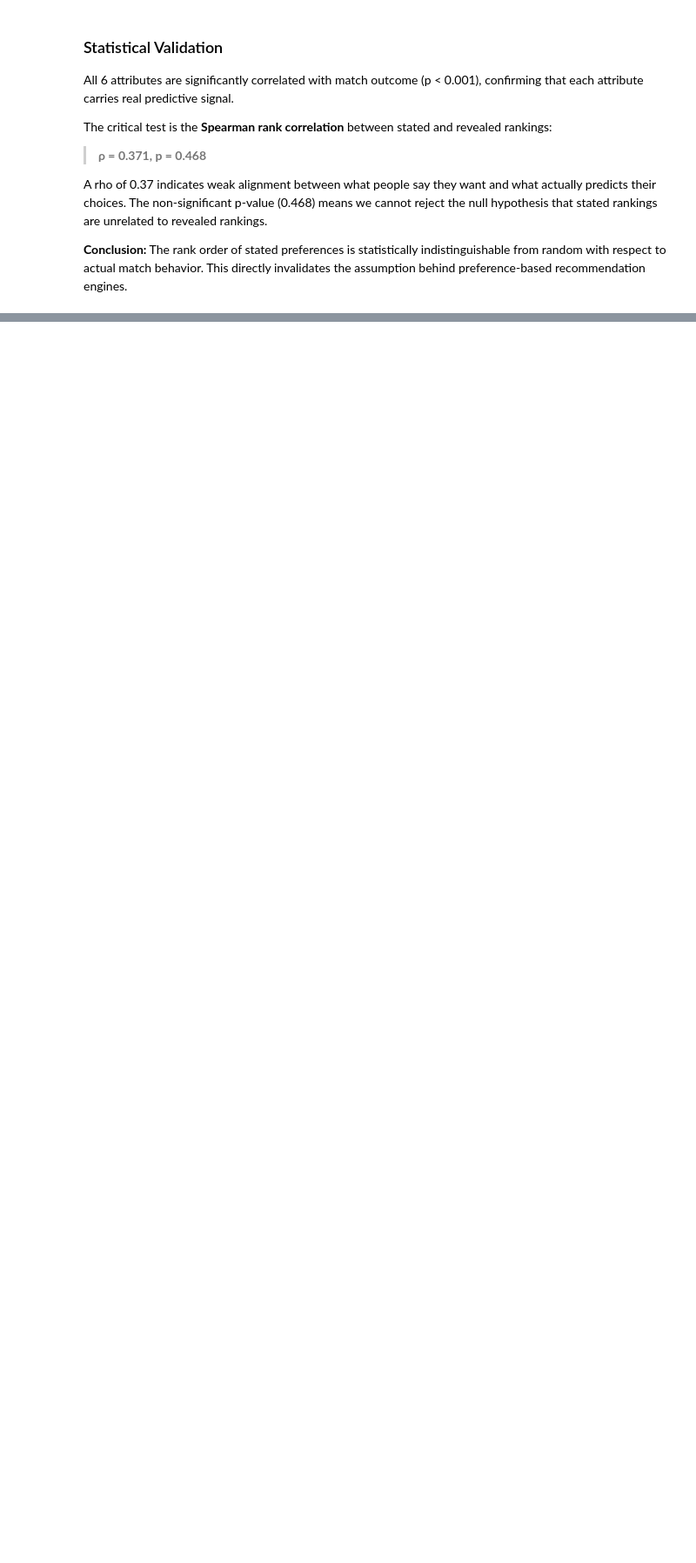
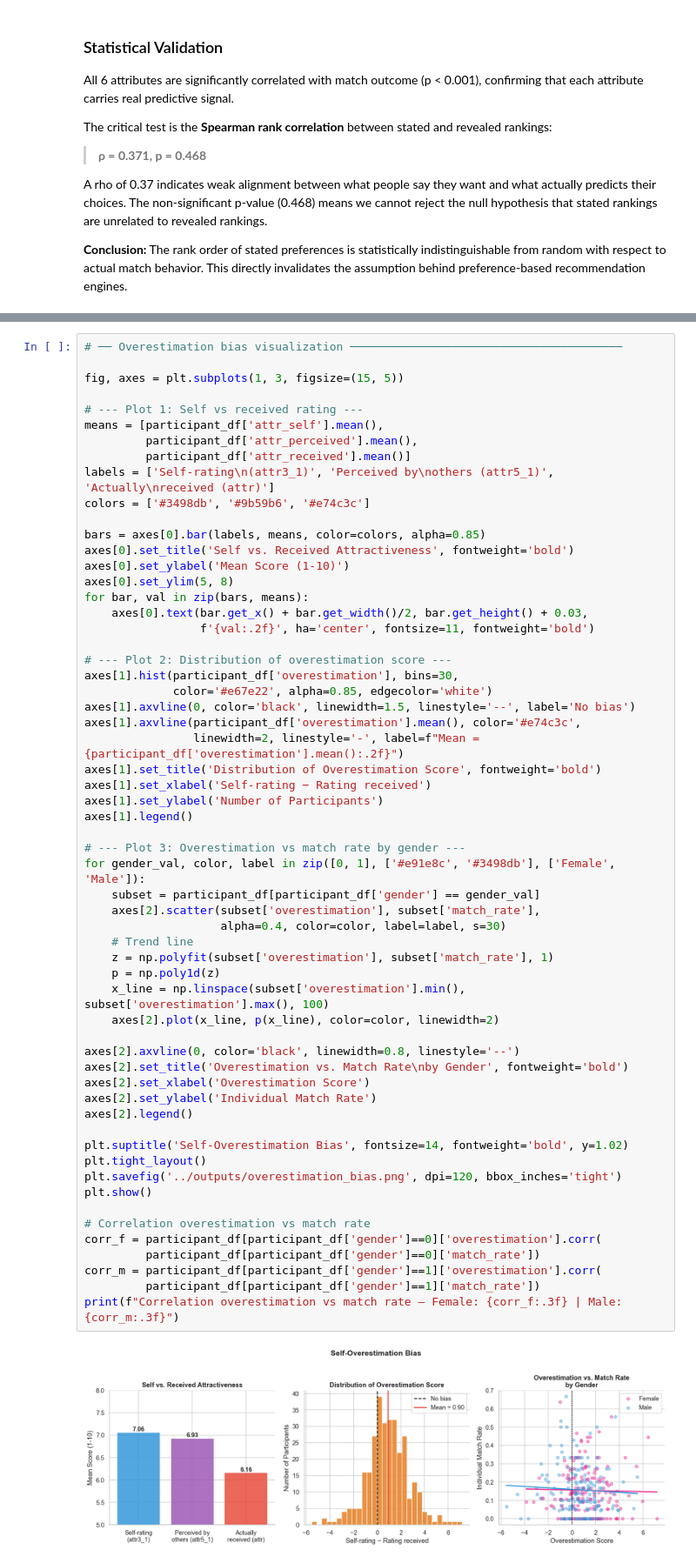
Before and after one commit to ArvindB75/speed-dating-match-prediction, a Jupyter notebook: notebooks/speed_dating_analysis.ipynb, the cells around one changed output, grey strips where cells are left out. Shown at 87% size. Cells and saved outputs as stored; diff of their text form; blank space fills up the shorter version.

Commit message:
section 2: EDA — overestimation bias, temporal dimension, EDA synthesis

```diff
--- a/notebooks/speed_dating_analysis.ipynb
+++ b/notebooks/speed_dating_analysis.ipynb
@@ -551,0 +610,61 @@ This directly invalidates the assumption behind preference-based recommendation
+# %%
+# ── Overestimation bias visualization ────────────────────────────────────────
+
+fig, axes = plt.subplots(1, 3, figsize=(15, 5))
+
+# --- Plot 1: Self vs received rating ---
+means = [participant_df['attr_self'].mean(),
+         participant_df['attr_perceived'].mean(),
+         participant_df['attr_received'].mean()]
+labels = ['Self-rating\n(attr3_1)', 'Perceived by\nothers (attr5_1)', 'Actually\nreceived (attr)']
+colors = ['#3498db', '#9b59b6', '#e74c3c']
+
+bars = axes[0].bar(labels, means, color=colors, alpha=0.85)
+axes[0].set_title('Self vs. Received Attractiveness', fontweight='bold')
+axes[0].set_ylabel('Mean Score (1-10)')
+axes[0].set_ylim(5, 8)
+for bar, val in zip(bars, means):
+    axes[0].text(bar.get_x() + bar.get_width()/2, bar.get_height() + 0.03,
+                 f'{val:.2f}', ha='center', fontsize=11, fontweight='bold')
+
+# --- Plot 2: Distribution of overestimation score ---
+axes[1].hist(participant_df['overestimation'], bins=30,
+             color='#e67e22', alpha=0.85, edgecolor='white')
+axes[1].axvline(0, color='black', linewidth=1.5, linestyle='--', label='No bias')
+axes[1].axvline(participant_df['overestimation'].mean(), color='#e74c3c',
+                linewidth=2, linestyle='-', label=f"Mean = {participant_df['overestimation'].mean():.2f}")
+axes[1].set_title('Distribution of Overestimation Score', fontweight='bold')
+axes[1].set_xlabel('Self-rating − Rating received')
+axes[1].set_ylabel('Number of Participants')
+axes[1].legend()
+
+# --- Plot 3: Overestimation vs match rate by gender ---
+for gender_val, color, label in zip([0, 1], ['#e91e8c', '#3498db'], ['Female', 'Male']):
+    subset = participant_df[participant_df['gender'] == gender_val]
+    axes[2].scatter(subset['overestimation'], subset['match_rate'],
+                    alpha=0.4, color=color, label=label, s=30)
+    # Trend line
+    z = np.polyfit(subset['overestimation'], subset['match_rate'], 1)
+    p = np.poly1d(z)
+    x_line = np.linspace(subset['overestimation'].min(), subset['overestimation'].max(), 100)
+    axes[2].plot(x_line, p(x_line), color=color, linewidth=2)
+
+axes[2].axvline(0, color='black', linewidth=0.8, linestyle='--')
+axes[2].set_title('Overestimation vs. Match Rate\nby Gender', fontweight='bold')
+axes[2].set_xlabel('Overestimation Score')
+axes[2].set_ylabel('Individual Match Rate')
+axes[2].legend()
+
+plt.suptitle('Self-Overestimation Bias', fontsize=14, fontweight='bold', y=1.02)
+plt.tight_layout()
+plt.savefig('../outputs/overestimation_bias.png', dpi=120, bbox_inches='tight')
+plt.show()
+
+# Correlation overestimation vs match rate
+corr_f = participant_df[participant_df['gender']==0]['overestimation'].corr(
+         participant_df[participant_df['gender']==0]['match_rate'])
+corr_m = participant_df[participant_df['gender']==1]['overestimation'].corr(
+         participant_df[participant_df['gender']==1]['match_rate'])
+print(f"Correlation overestimation vs match rate — Female: {corr_f:.3f} | Male: {corr_m:.3f}")
+# %% [output]
+[figure, added]
```
Also changed, not shown: parts of 8 cells of this notebook, 2 other files.
